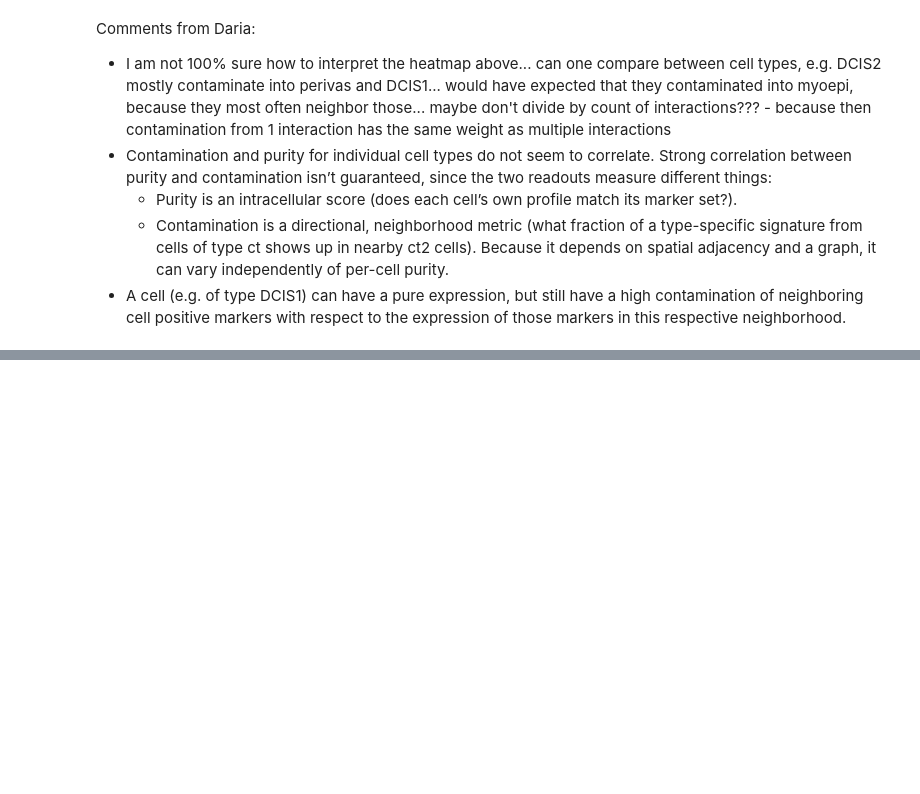
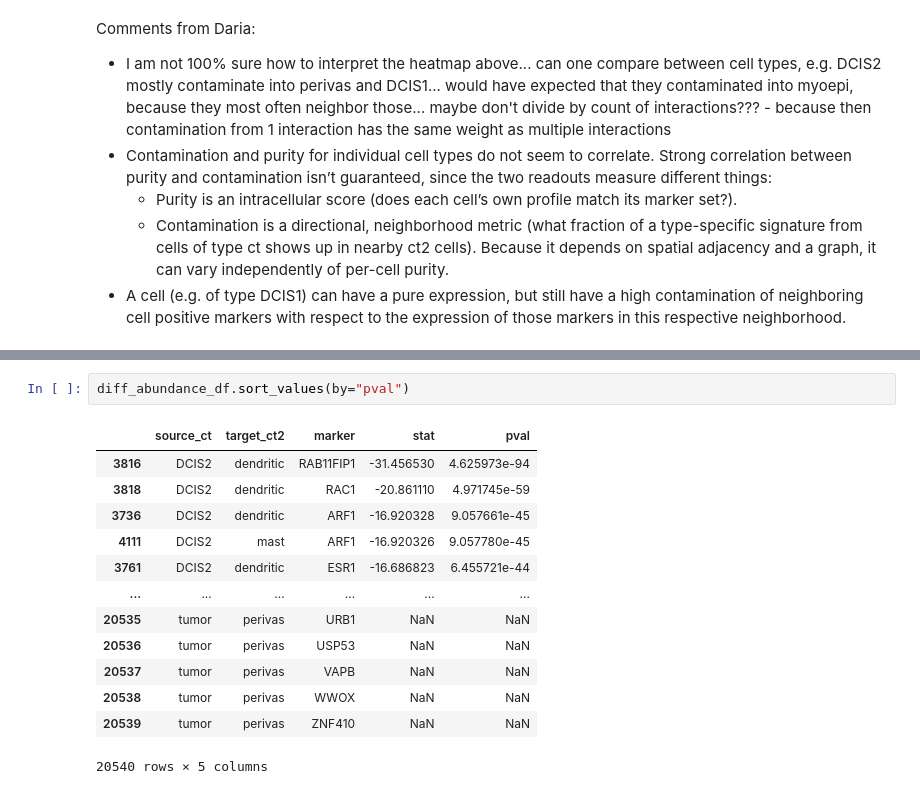
Before and after one commit to LazDaria/SegTraQ, a Jupyter notebook: docs/notebooks/spillover_metrics_supervised.ipynb, the cells around one changed output, grey strips where cells are left out. Cells and saved outputs as stored; diff of their text form; blank space fills up the shorter version.

```diff
--- a/docs/notebooks/spillover_metrics_supervised.ipynb
+++ b/docs/notebooks/spillover_metrics_supervised.ipynb
@@ -379,0 +510,16 @@ Comments from Daria:
+# %%
+diff_abundance_df.sort_values(by="pval")
+# %% [output]
+|  | source_ct | target_ct2 | marker | stat | pval |
+| 3816 | DCIS2 | dendritic | RAB11FIP1 | -31.456530 | 4.625973e-94 |
+| 3818 | DCIS2 | dendritic | RAC1 | -20.861110 | 4.971745e-59 |
+| 3736 | DCIS2 | dendritic | ARF1 | -16.920328 | 9.057661e-45 |
+| 4111 | DCIS2 | mast | ARF1 | -16.920326 | 9.057780e-45 |
+| 3761 | DCIS2 | dendritic | ESR1 | -16.686823 | 6.455721e-44 |
+| ... | ... | ... | ... | ... | ... |
+| 20535 | tumor | perivas | URB1 | NaN | NaN |
+| 20536 | tumor | perivas | USP53 | NaN | NaN |
+| 20537 | tumor | perivas | VAPB | NaN | NaN |
+| 20538 | tumor | perivas | WWOX | NaN | NaN |
+| 20539 | tumor | perivas | ZNF410 | NaN | NaN |
+20540 rows × 5 columns
```
Also changed, not shown: parts of 11 cells of this notebook.
